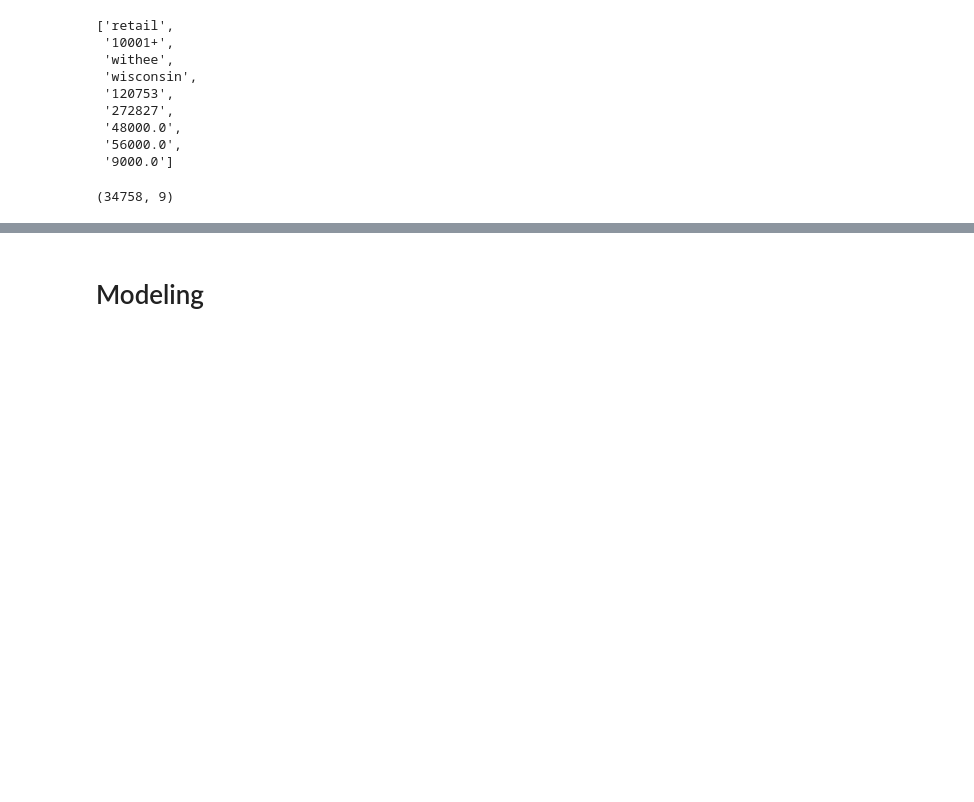
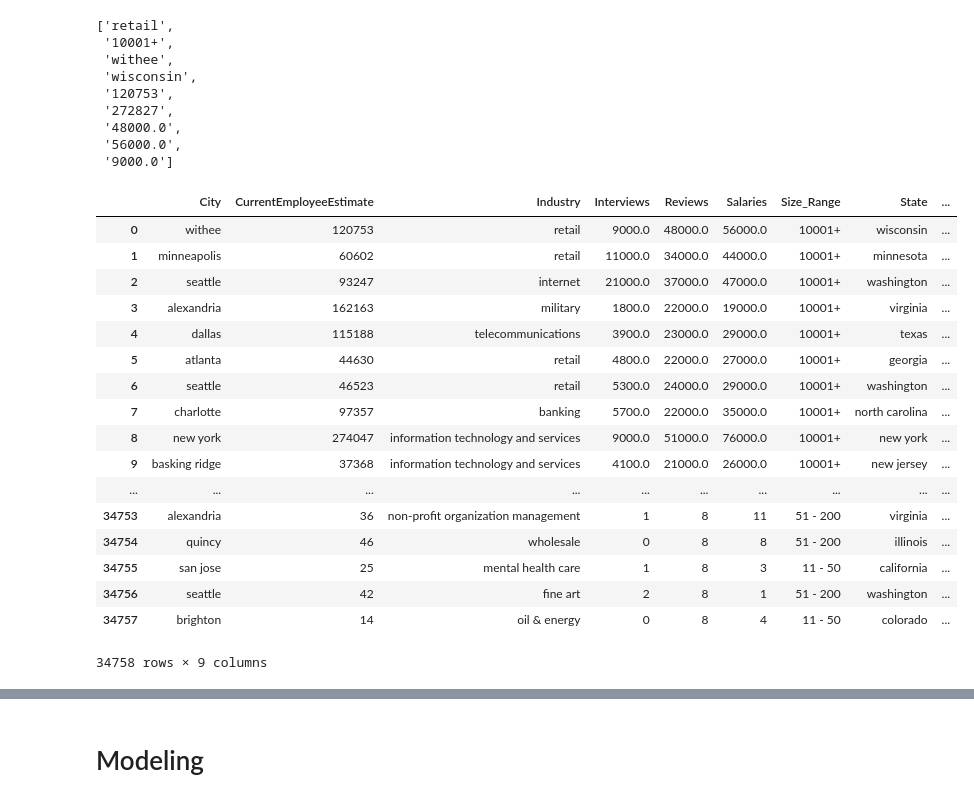
Before and after one commit to timyng/CS221_project, a Jupyter notebook: modeling/BaselineModelv3.0.ipynb, the cells around one changed output, grey strips where cells are left out. Drawn from its saved outputs; the diff is of its cells as text; code cells hidden in the pictures; blank space fills up the shorter version.

```diff
--- a/modeling/BaselineModelv3.0.ipynb
+++ b/modeling/BaselineModelv3.0.ipynb
@@ -83,9 +83,26 @@ X = np.array(X)
 y = np.array(y)
 X = pd.DataFrame({'Industry': X[:, 0], 'Size_Range': X[:, 1], 'City': X[:, 2], 'State': X[:, 3], 'CurrentEmployeeEstimate': X[:, 4], 'TotalEmployeeEstimate': X[:, 5], 'Reviews': X[:, 6], 'Salaries': X[:, 7], 'Interviews': X[:, 8]})
 # %%
-X.shape
+X
 # %% [output]
+|  | City | CurrentEmployeeEstimate | Industry | Interviews | Reviews | Salaries | Size_Range | State | ... |
+| 0 | withee | 120753 | retail | 9000.0 | 48000.0 | 56000.0 | 10001+ | wisconsin | ... |
+| 1 | minneapolis | 60602 | retail | 11000.0 | 34000.0 | 44000.0 | 10001+ | minnesota | ... |
+| 2 | seattle | 93247 | internet | 21000.0 | 37000.0 | 47000.0 | 10001+ | washington | ... |
+| 3 | alexandria | 162163 | military | 1800.0 | 22000.0 | 19000.0 | 10001+ | virginia | ... |
+| 4 | dallas | 115188 | telecommunications | 3900.0 | 23000.0 | 29000.0 | 10001+ | texas | ... |
+| 5 | atlanta | 44630 | retail | 4800.0 | 22000.0 | 27000.0 | 10001+ | georgia | ... |
+| 6 | seattle | 46523 | retail | 5300.0 | 24000.0 | 29000.0 | 10001+ | washington | ... |
+| 7 | charlotte | 97357 | banking | 5700.0 | 22000.0 | 35000.0 | 10001+ | north carolina | ... |
+| 8 | new york | 274047 | information technology and services | 9000.0 | 51000.0 | 76000.0 | 10001+ | new york | ... |
+| 9 | basking ridge | 37368 | information technology and services | 4100.0 | 21000.0 | 26000.0 | 10001+ | new jersey | ... |
+| ... | ... | ... | ... | ... | ... | ... | ... | ... | ... |
+| 34753 | alexandria | 36 | non-profit organization management | 1 | 8 | 11 | 51 - 200 | virginia | ... |
+| 34754 | quincy | 46 | wholesale | 0 | 8 | 8 | 51 - 200 | illinois | ... |
+| 34755 | san jose | 25 | mental health care | 1 | 8 | 3 | 11 - 50 | california | ... |
+| 34756 | seattle | 42 | fine art | 2 | 8 | 1 | 51 - 200 | washington | ... |
+| 34757 | brighton | 14 | oil & energy | 0 | 8 | 4 | 11 - 50 | colorado | ... |
-(34758, 9)
+34758 rows × 9 columns
 # %%
 # Label Encoder
 le = LabelEncoder()
```
Also changed, not shown: parts of 9 cells of this notebook, 3 other files.
